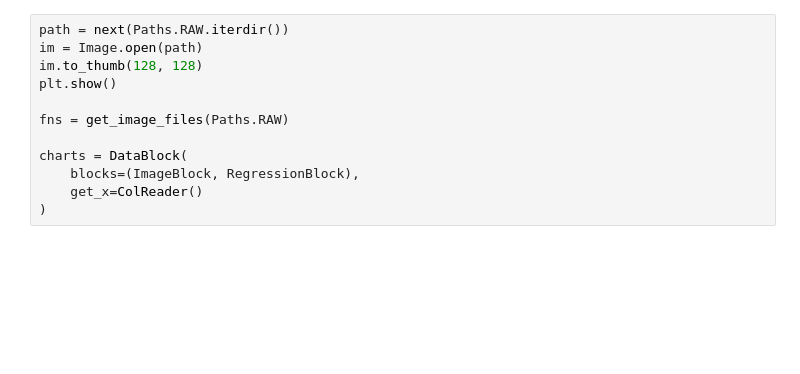
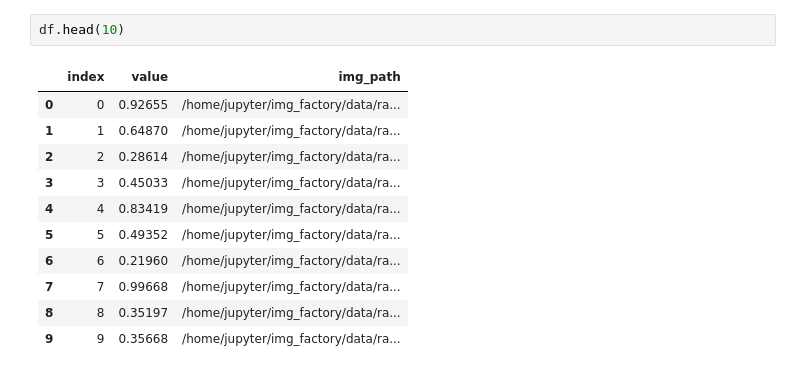
Before and after one commit to alexlewzey/img_factory, a Jupyter notebook: src/img_regression.ipynb, the cells around one changed output. Drawn from its saved outputs; the diff is of its cells as text; blank space fills up the shorter version.

```diff
--- a/src/img_regression.ipynb
+++ b/src/img_regression.ipynb
@@ -92,12 +94,14 @@ df = make_charts()
-# %%
-path = next(Paths.RAW.iterdir())
-im = Image.open(path)
-im.to_thumb(128, 128)
-plt.show()
-
-fns = get_image_files(Paths.RAW)
-
-charts = DataBlock(
-    blocks=(ImageBlock, RegressionBlock),
-    get_x=ColReader()
-)
+# %%
+df.head(10)
+# %% [output]
+|  | index | value | img_path |
+| 0 | 0 | 0.92655 | /home/jupyter/img_factory/data/ra... |
+| 1 | 1 | 0.64870 | /home/jupyter/img_factory/data/ra... |
+| 2 | 2 | 0.28614 | /home/jupyter/img_factory/data/ra... |
+| 3 | 3 | 0.45033 | /home/jupyter/img_factory/data/ra... |
+| 4 | 4 | 0.83419 | /home/jupyter/img_factory/data/ra... |
+| 5 | 5 | 0.49352 | /home/jupyter/img_factory/data/ra... |
+| 6 | 6 | 0.21960 | /home/jupyter/img_factory/data/ra... |
+| 7 | 7 | 0.99668 | /home/jupyter/img_factory/data/ra... |
+| 8 | 8 | 0.35197 | /home/jupyter/img_factory/data/ra... |
+| 9 | 9 | 0.35668 | /home/jupyter/img_factory/data/ra... |
```
Also changed, not shown: parts of 14 cells of this notebook.
